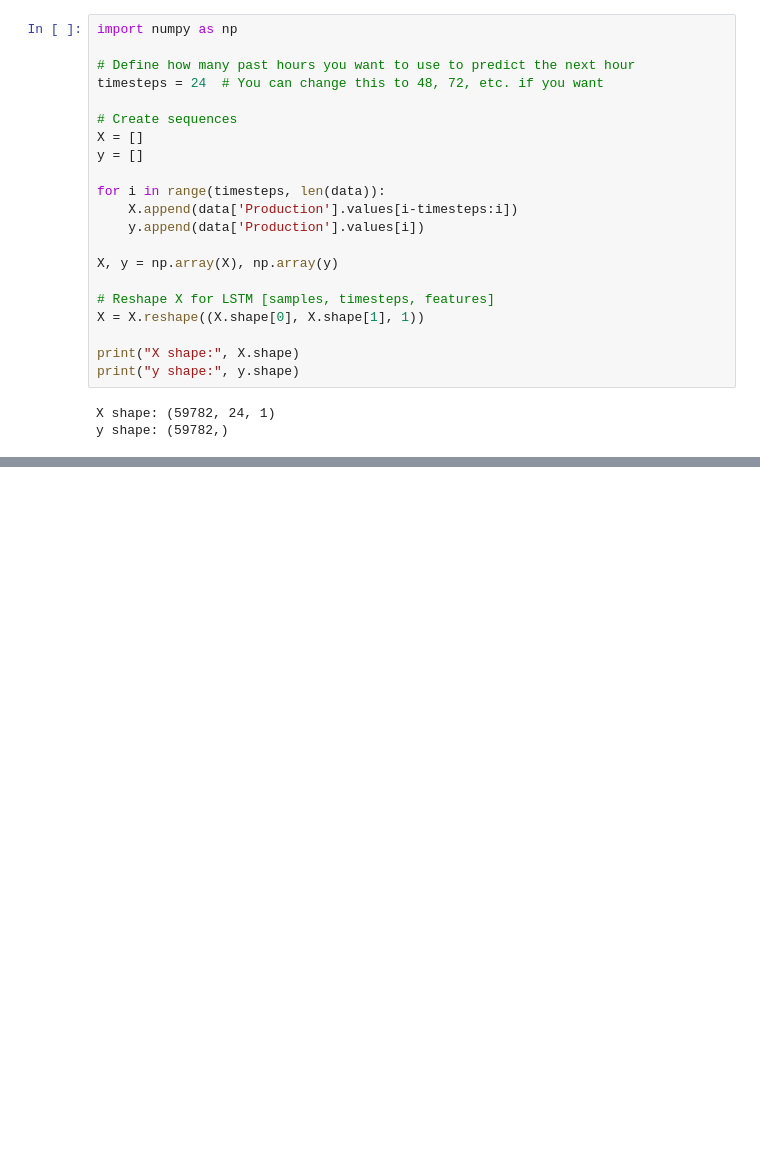
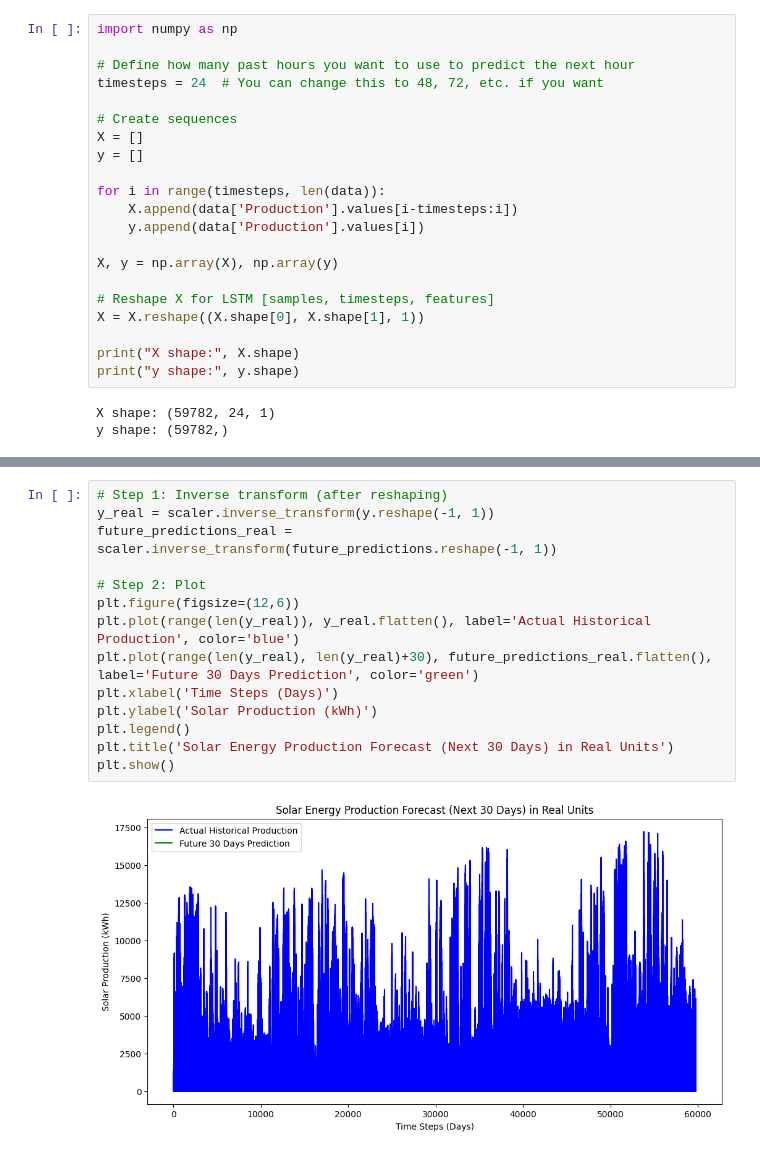
Before and after one commit to Sanjeevp-07/SolarXchange_ML, a Jupyter notebook: SolarXchange_fec_1.ipynb, the cells around one changed output, grey strips where cells are left out. Cells and saved outputs as stored; diff of their text form; blank space fills up the shorter version.

```diff
--- a/SolarXchange_fec_1.ipynb
+++ b/SolarXchange_fec_1.ipynb
@@ -185,0 +308,16 @@ Epoch 20/20
+# %%
+# Step 1: Inverse transform (after reshaping)
+y_real = scaler.inverse_transform(y.reshape(-1, 1))
+future_predictions_real = scaler.inverse_transform(future_predictions.reshape(-1, 1))
+
+# Step 2: Plot
+plt.figure(figsize=(12,6))
+plt.plot(range(len(y_real)), y_real.flatten(), label='Actual Historical Production', color='blue')
+plt.plot(range(len(y_real), len(y_real)+30), future_predictions_real.flatten(), label='Future 30 Days Prediction', color='green')
+plt.xlabel('Time Steps (Days)')
+plt.ylabel('Solar Production (kWh)')
+plt.legend()
+plt.title('Solar Energy Production Forecast (Next 30 Days) in Real Units')
+plt.show()
+# %% [output]
+[figure, added]
```
Also changed, not shown: parts of 11 cells of this notebook.
